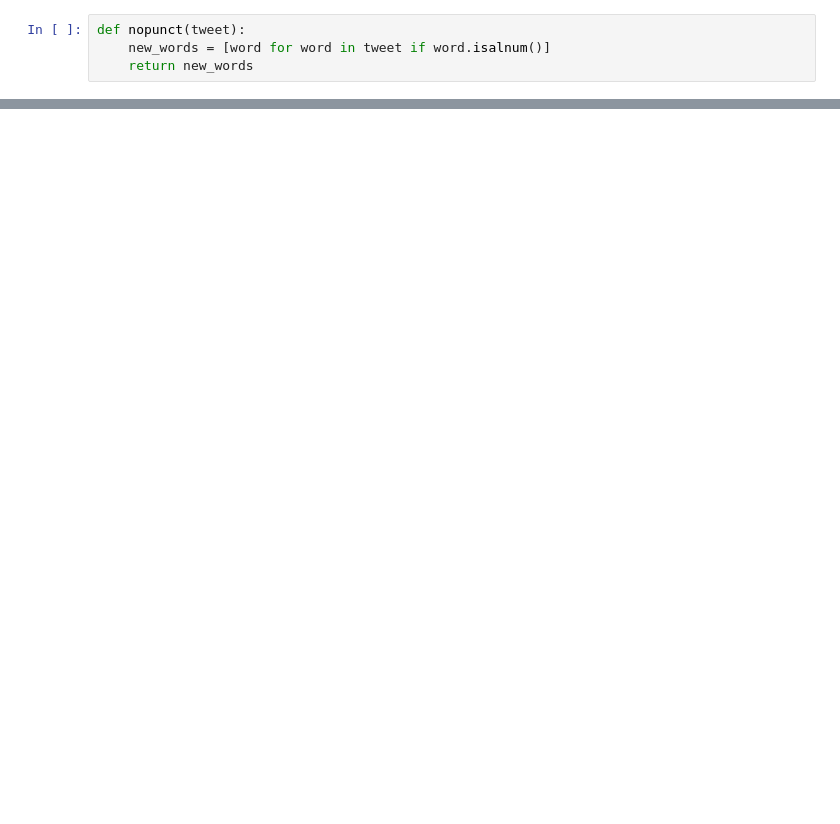
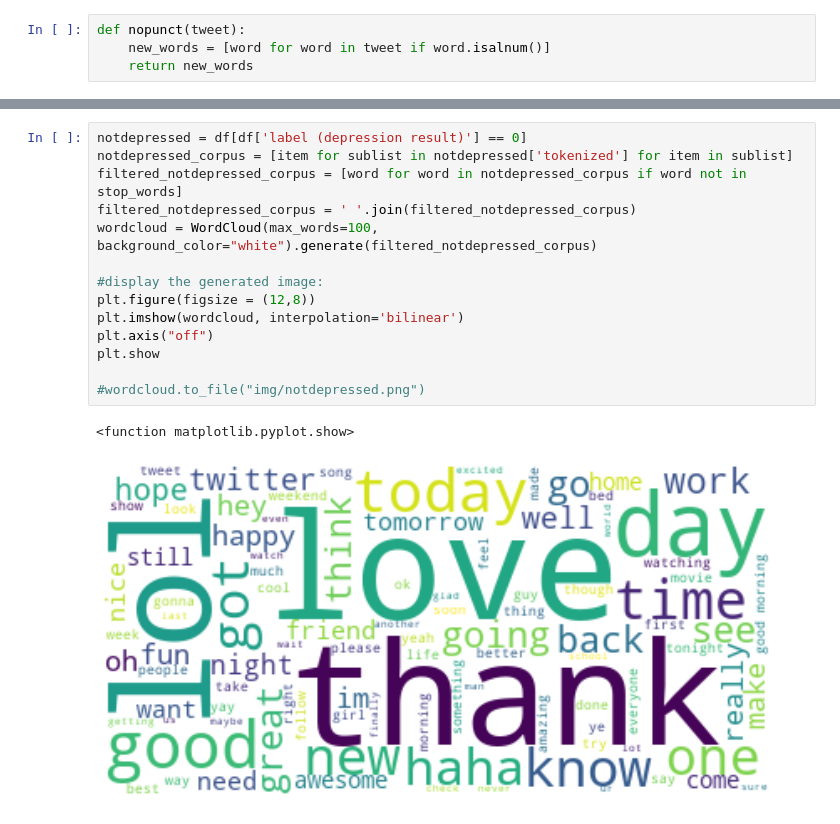
Before and after one commit to kstrickland680/DepressionSentimentalAnalysis, a Jupyter notebook: DepressionTweets.ipynb, the cells around one changed output, grey strips where cells are left out. Cells and saved outputs as stored; diff of their text form; blank space fills up the shorter version.

```diff
--- a/DepressionTweets.ipynb
+++ b/DepressionTweets.ipynb
@@ -317,0 +444,17 @@ ImportError: Keras requires TensorFlow 2.2 or higher. Install TensorFlow via `pi
+# %%
+notdepressed = df[df['label (depression result)'] == 0]
+notdepressed_corpus = [item for sublist in notdepressed['tokenized'] for item in sublist]
+filtered_notdepressed_corpus = [word for word in notdepressed_corpus if word not in stop_words]
+filtered_notdepressed_corpus = ' '.join(filtered_notdepressed_corpus)
+wordcloud = WordCloud(max_words=100, background_color="white").generate(filtered_notdepressed_corpus)
+
+#display the generated image:
+plt.figure(figsize = (12,8))
+plt.imshow(wordcloud, interpolation='bilinear')
+plt.axis("off")
+plt.show
+
+#wordcloud.to_file("img/notdepressed.png")
+# %% [output]
+<function matplotlib.pyplot.show>
+[figure, added]
```
Also changed, not shown: parts of 82 cells of this notebook.
